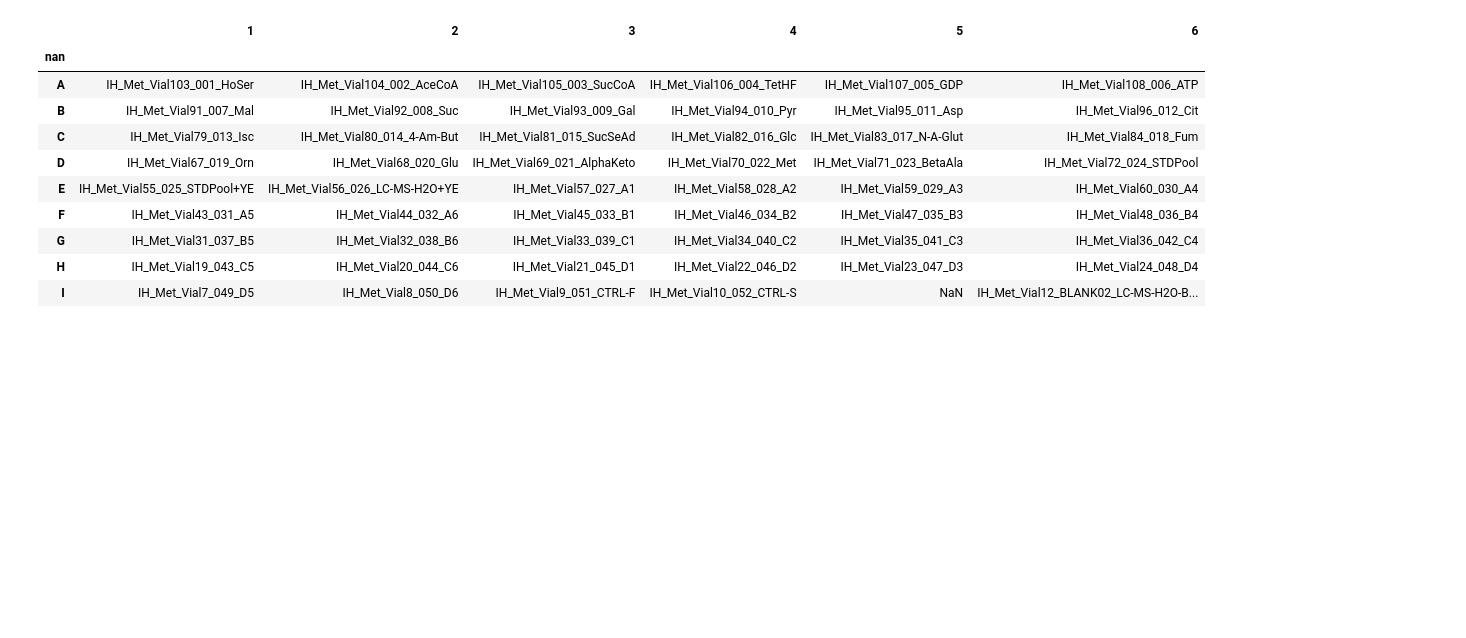
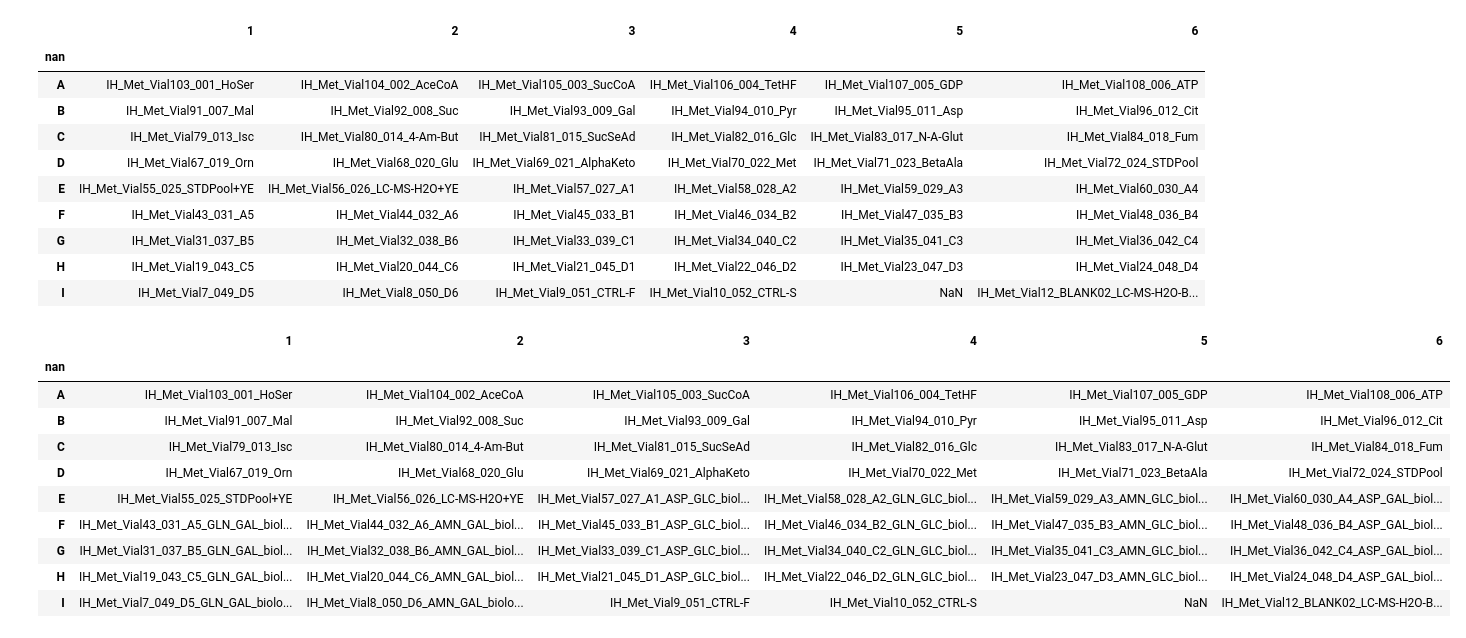
Before and after one commit to irahorecka/montenegro-burke-ms, a Jupyter notebook: nutrient_assessment/scratchpad.ipynb, the cells around one changed output. Saved outputs shown, nothing was run; the diff lists cells and outputs as text; code cells hidden in the pictures; blank space fills up the shorter version.

```diff
--- a/nutrient_assessment/scratchpad.ipynb
+++ b/nutrient_assessment/scratchpad.ipynb
@@ -430,7 +431,11 @@ output_sample_pair
 | H | IH_Met_Vial19_043_C5 | IH_Met_Vial20_044_C6 | IH_Met_Vial21_045_D1 | IH_Met_Vial22_046_D2 | IH_Met_Vial23_047_D3 | IH_Met_Vial24_048_D4 |
 | I | IH_Met_Vial7_049_D5 | IH_Met_Vial8_050_D6 | IH_Met_Vial9_051_CTRL-F | IH_Met_Vial10_052_CTRL-S | NaN | IH_Met_Vial12_BLANK02_LC-MS-H2O-B... |
 # %%
-mapped_sample_keys = pd.read_csv(os.path.join(os.getcwd(), 'data', '2021-10-26_IH_agilent_masshunter_nutrient_array_sample_layout.csv'))
+mapped_sample_keys = pd.read_csv(
+    os.path.join(
+        os.getcwd(), "data", "2021-10-26_IH_agilent_masshunter_nutrient_array_sample_layout.csv"
+    )
+)
 tidy_mapped_samples = mapped_sample_keys.dropna()
 tidy_mapped_samples
 # %% [output]
@@ -453,9 +458,17 @@ tidy_mapped_samples
 | 49 | D6_rep01 | P1-C6 | 20211026_D6_rep01.d | AMN | GAL | biological_replicate_4 |
 # %%
 # See if you can merge tail well coord with rows in well coord in tidy_mapped_samples
-tidy_mapped_samples["Condensed Info"] = tidy_mapped_samples['Nitrogen Source'] + "_" + tidy_mapped_samples['Carbon Source'] + "_" + tidy_mapped_samples['Replicates']
-tidy_mapped_samples["Well Coord"] = tidy_mapped_samples['Sample Name'].str.split('_').str[0]
-well_mapped_dict = pd.Series(tidy_mapped_samples['Condensed Info'].values, index=tidy_mapped_samples['Well Coord']).to_dict()
+tidy_mapped_samples["Condensed Info"] = (
+    tidy_mapped_samples["Nitrogen Source"]
+    + "_"
+    + tidy_mapped_samples["Carbon Source"]
+    + "_"
+    + tidy_mapped_samples["Replicates"]
+)
+tidy_mapped_samples["Well Coord"] = tidy_mapped_samples["Sample Name"].str.split("_").str[0]
+well_mapped_dict = pd.Series(
+    tidy_mapped_samples["Condensed Info"].values, index=tidy_mapped_samples["Well Coord"]
+).to_dict()
 well_mapped_dict
 # %% [output]
 A value is trying to be set on a copy of a slice from a DataFrame.
@@ -501,14 +514,27 @@ output_sample_pair
 | H | IH_Met_Vial19_043_C5 | IH_Met_Vial20_044_C6 | IH_Met_Vial21_045_D1 | IH_Met_Vial22_046_D2 | IH_Met_Vial23_047_D3 | IH_Met_Vial24_048_D4 |
 | I | IH_Met_Vial7_049_D5 | IH_Met_Vial8_050_D6 | IH_Met_Vial9_051_CTRL-F | IH_Met_Vial10_052_CTRL-S | NaN | IH_Met_Vial12_BLANK02_LC-MS-H2O-B... |
 # %%
-# ternary_exp = [
-#     output_sample_pair["2"].str.split("_").str[-1].isin(well_mapped_dict),
-#     df["2"] + ,
-#     df["Compound Name"].str.split("_").str[1],
-# ]
 remapped_df = output_sample_pair.copy()
 for k, v in well_mapped_dict.items():
     for col in list(remapped_df):
-        remapped_df[col] = np.where(remapped_df[col].str.contains(k, case=False), remapped_df[col] + '_' + v, remapped_df[col])
+        remapped_df[col] = np.where(
+            remapped_df[col].str.contains(k, case=False),
+            remapped_df[col] + "_" + v,
+            remapped_df[col],
+        )
+
+remapped_df
+# %% [output]
+|  | 1 | 2 | 3 | 4 | 5 | 6 |
+| nan |  |  |  |  |  |  |
+| A | IH_Met_Vial103_001_HoSer | IH_Met_Vial104_002_AceCoA | IH_Met_Vial105_003_SucCoA | IH_Met_Vial106_004_TetHF | IH_Met_Vial107_005_GDP | IH_Met_Vial108_006_ATP |
+| B | IH_Met_Vial91_007_Mal | IH_Met_Vial92_008_Suc | IH_Met_Vial93_009_Gal | IH_Met_Vial94_010_Pyr | IH_Met_Vial95_011_Asp | IH_Met_Vial96_012_Cit |
+| C | IH_Met_Vial79_013_Isc | IH_Met_Vial80_014_4-Am-But | IH_Met_Vial81_015_SucSeAd | IH_Met_Vial82_016_Glc | IH_Met_Vial83_017_N-A-Glut | IH_Met_Vial84_018_Fum |
+| D | IH_Met_Vial67_019_Orn | IH_Met_Vial68_020_Glu | IH_Met_Vial69_021_AlphaKeto | IH_Met_Vial70_022_Met | IH_Met_Vial71_023_BetaAla | IH_Met_Vial72_024_STDPool |
+| E | IH_Met_Vial55_025_STDPool+YE | IH_Met_Vial56_026_LC-MS-H2O+YE | IH_Met_Vial57_027_A1_ASP_GLC_biol... | IH_Met_Vial58_028_A2_GLN_GLC_biol... | IH_Met_Vial59_029_A3_AMN_GLC_biol... | IH_Met_Vial60_030_A4_ASP_GAL_biol... |
+| F | IH_Met_Vial43_031_A5_GLN_GAL_biol... | IH_Met_Vial44_032_A6_AMN_GAL_biol... | IH_Met_Vial45_033_B1_ASP_GLC_biol... | IH_Met_Vial46_034_B2_GLN_GLC_biol... | IH_Met_Vial47_035_B3_AMN_GLC_biol... | IH_Met_Vial48_036_B4_ASP_GAL_biol... |
+| G | IH_Met_Vial31_037_B5_GLN_GAL_biol... | IH_Met_Vial32_038_B6_AMN_GAL_biol... | IH_Met_Vial33_039_C1_ASP_GLC_biol... | IH_Met_Vial34_040_C2_GLN_GLC_biol... | IH_Met_Vial35_041_C3_AMN_GLC_biol... | IH_Met_Vial36_042_C4_ASP_GAL_biol... |
+| H | IH_Met_Vial19_043_C5_GLN_GAL_biol... | IH_Met_Vial20_044_C6_AMN_GAL_biol... | IH_Met_Vial21_045_D1_ASP_GLC_biol... | IH_Met_Vial22_046_D2_GLN_GLC_biol... | IH_Met_Vial23_047_D3_AMN_GLC_biol... | IH_Met_Vial24_048_D4_ASP_GAL_biol... |
+| I | IH_Met_Vial7_049_D5_GLN_GAL_biolo... | IH_Met_Vial8_050_D6_AMN_GAL_biolo... | IH_Met_Vial9_051_CTRL-F | IH_Met_Vial10_052_CTRL-S | NaN | IH_Met_Vial12_BLANK02_LC-MS-H2O-B... |
 # %%
 # Export fine-tuned mapped df for timsTOF
```
Also changed, not shown: parts of 6 cells of this notebook, 3 other files.
